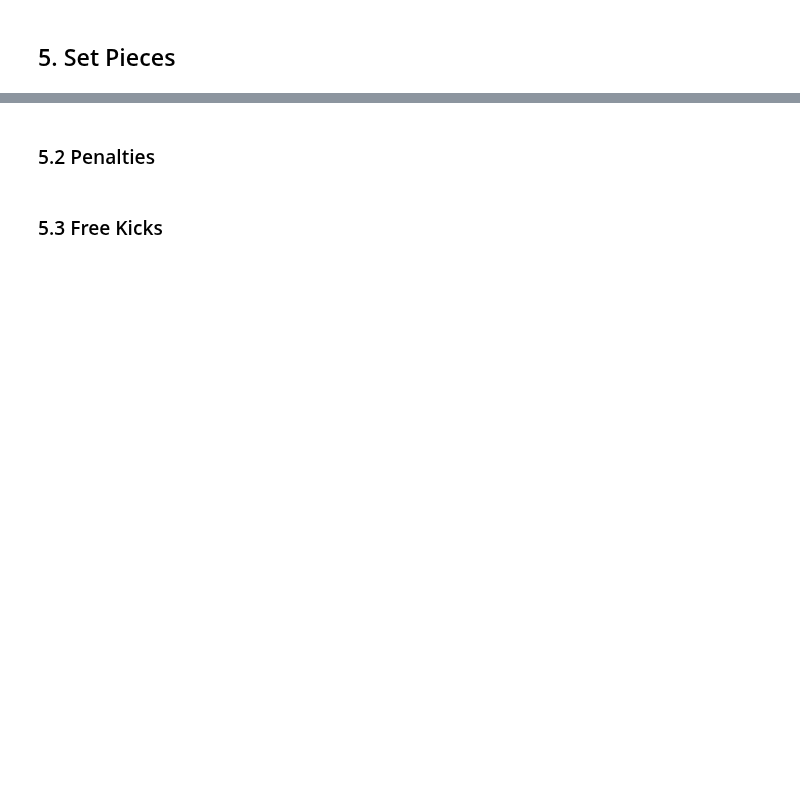
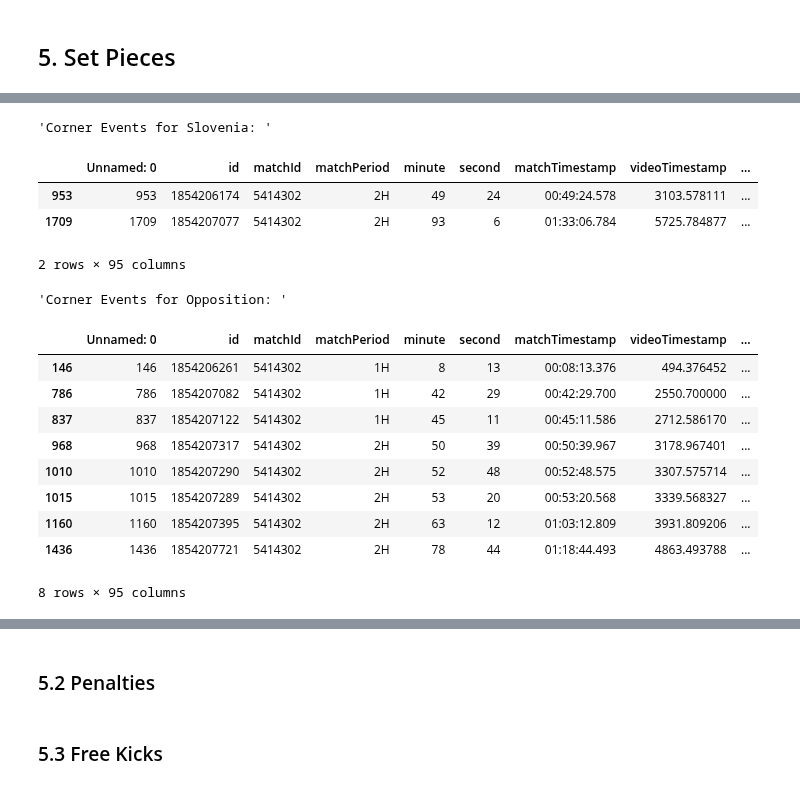
Before and after one commit to ngroggy/SoccerAnalytics, a Jupyter notebook: notebooks/5-setplays_ng.ipynb, the cells around one changed output, grey strips where cells are left out. Cells and saved outputs as stored; diff of their text form; code cells hidden in the pictures; blank space fills up the shorter version.

```diff
--- a/notebooks/5-setplays_ng.ipynb
+++ b/notebooks/5-setplays_ng.ipynb
@@ -27,0 +74,32 @@ team_names = df_events[['team.name', 'opponentTeam.name']]
+# %%
+# Corner events
+df_corners = df_events[df_events['type.primary']=='corner']
+
+# Corner for Slovenia
+df_corners_svn = df_corners[df_corners["team.name"] == "Slovenia"]
+corners_svn = df_corners_svn.shape[0]
+
+# Coorner for Opponent
+df_corners_opp = df_corners[df_corners["opponentTeam.name"] == "Slovenia"]
+corners_opp = df_corners_opp.shape[0]
+
+# Display data
+display("Corner Events for Slovenia: ", df_corners_svn)
+display("Corner Events for Opposition: ", df_corners_opp)
+# %% [output]
+'Corner Events for Slovenia: '
+|  | Unnamed: 0 | id | matchId | matchPeriod | minute | second | matchTimestamp | videoTimestamp | ... |
+| 953 | 953 | 1854206174 | 5414302 | 2H | 49 | 24 | 00:49:24.578 | 3103.578111 | ... |
+| 1709 | 1709 | 1854207077 | 5414302 | 2H | 93 | 6 | 01:33:06.784 | 5725.784877 | ... |
+2 rows × 95 columns
+'Corner Events for Opposition: '
+|  | Unnamed: 0 | id | matchId | matchPeriod | minute | second | matchTimestamp | videoTimestamp | ... |
+| 146 | 146 | 1854206261 | 5414302 | 1H | 8 | 13 | 00:08:13.376 | 494.376452 | ... |
+| 786 | 786 | 1854207082 | 5414302 | 1H | 42 | 29 | 00:42:29.700 | 2550.700000 | ... |
+| 837 | 837 | 1854207122 | 5414302 | 1H | 45 | 11 | 00:45:11.586 | 2712.586170 | ... |
+| 968 | 968 | 1854207317 | 5414302 | 2H | 50 | 39 | 00:50:39.967 | 3178.967401 | ... |
+| 1010 | 1010 | 1854207290 | 5414302 | 2H | 52 | 48 | 00:52:48.575 | 3307.575714 | ... |
+| 1015 | 1015 | 1854207289 | 5414302 | 2H | 53 | 20 | 00:53:20.568 | 3339.568327 | ... |
+| 1160 | 1160 | 1854207395 | 5414302 | 2H | 63 | 12 | 01:03:12.809 | 3931.809206 | ... |
+| 1436 | 1436 | 1854207721 | 5414302 | 2H | 78 | 44 | 01:18:44.493 | 4863.493788 | ... |
+8 rows × 95 columns
```
Also changed, not shown: parts of 21 cells of this notebook, 2 other files.
